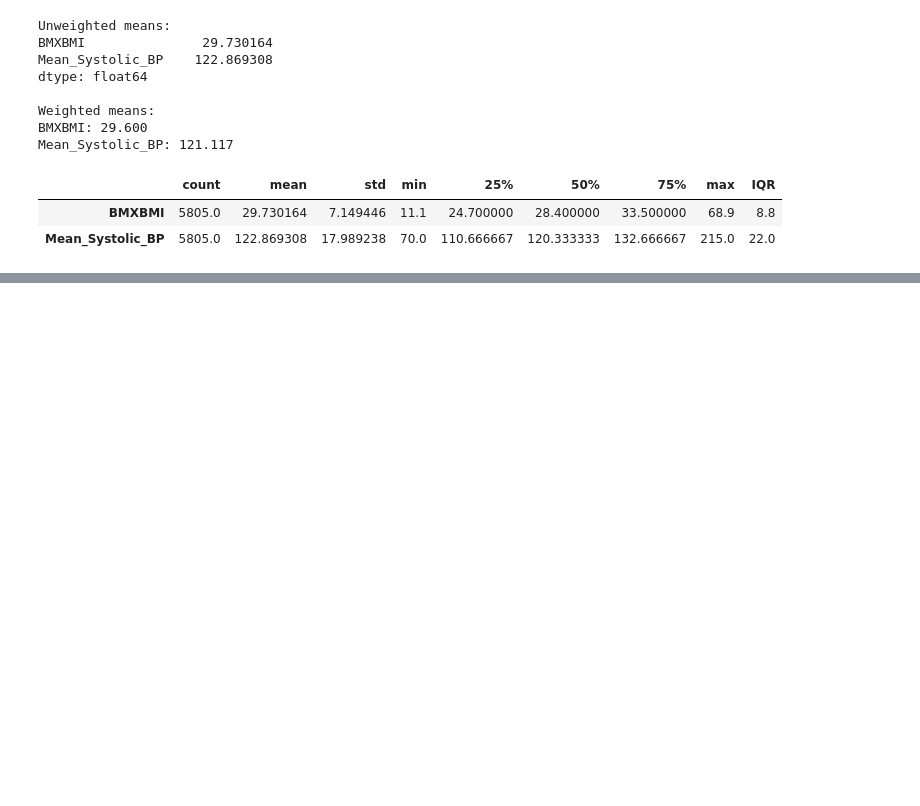
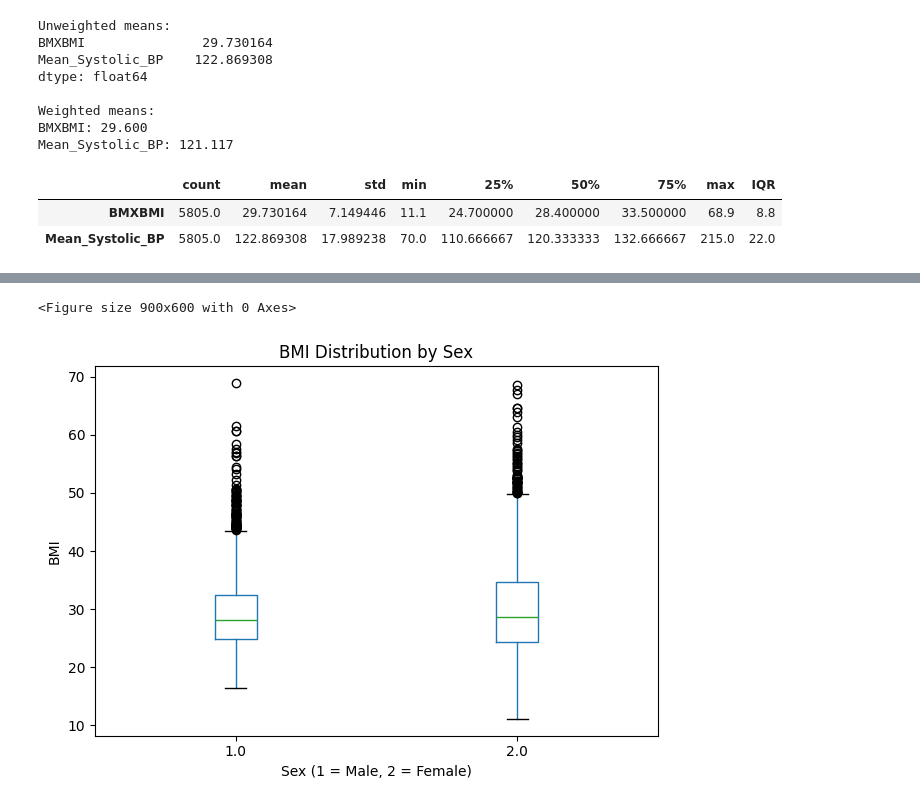
Before and after one commit to HisEgo/NHANES_Project, a Jupyter notebook: notebooks/phase1_exploration.ipynb, the cells around one changed output, grey strips where cells are left out. Cells and saved outputs as stored; diff of their text form; code cells hidden in the pictures; blank space fills up the shorter version.

```diff
--- a/notebooks/phase1_exploration.ipynb
+++ b/notebooks/phase1_exploration.ipynb
@@ -683,0 +724,19 @@ descriptive_stats
+# %%
+plt.figure(figsize=(9, 6))
+
+with_bp.boxplot(
+    column="BMXBMI",
+    by="RIAGENDR",
+    grid=False
+)
+
+plt.title("BMI Distribution by Sex")
+plt.suptitle("")
+plt.xlabel("Sex (1 = Male, 2 = Female)")
+plt.ylabel("BMI")
+
+plt.tight_layout()
+plt.show()
+# %% [output]
+<Figure size 900x600 with 0 Axes>
+[figure, added]
```
Also changed, not shown: parts of 5 cells of this notebook.
